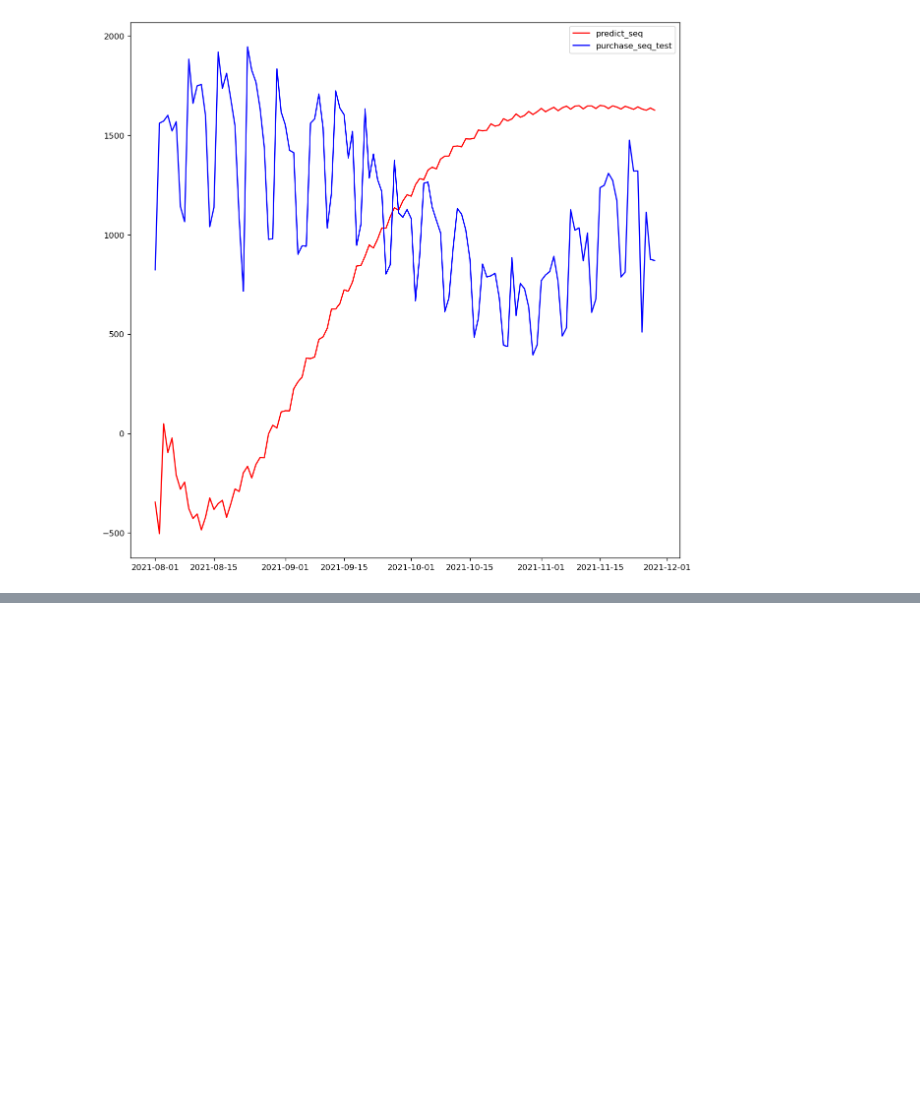
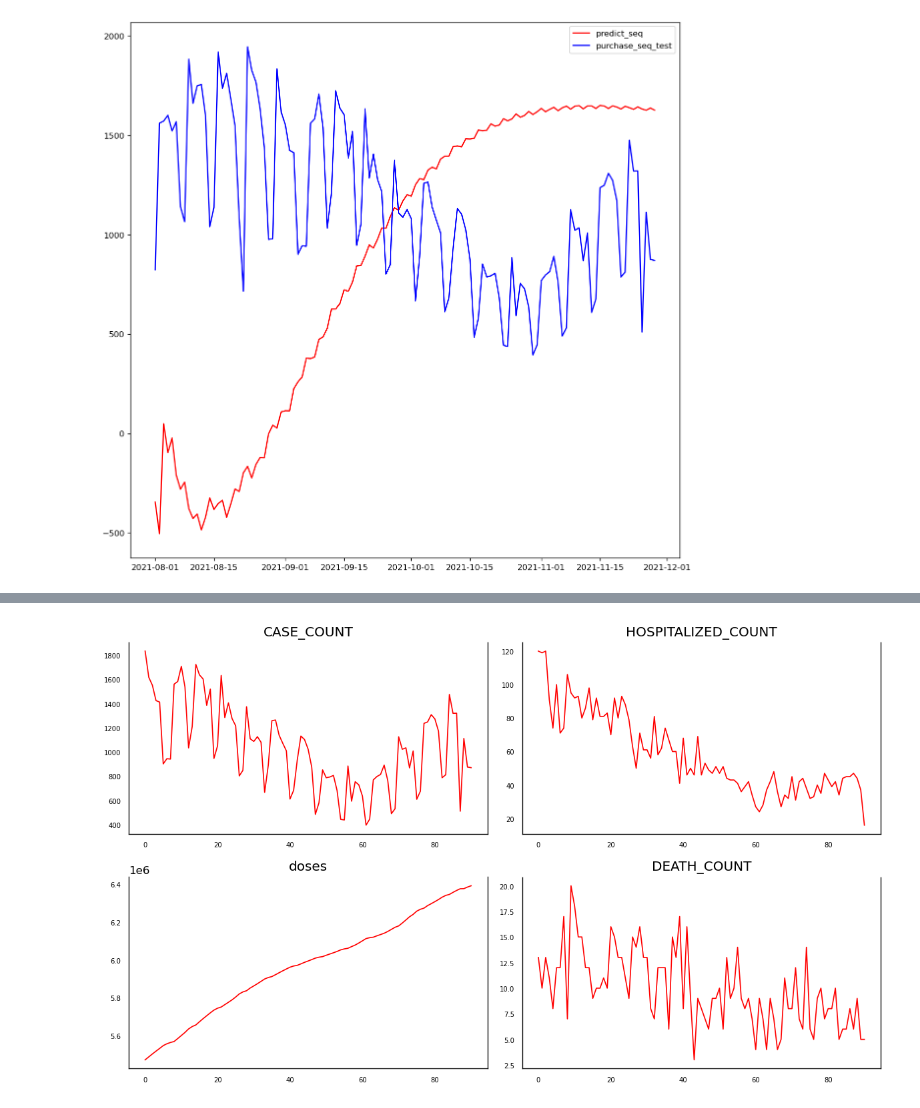
Before and after one commit to zhuguotian/big-data-analytical-final-project, a Jupyter notebook: Analysis/arima.ipynb, the cells around one changed output, grey strips where cells are left out. Cells and saved outputs as stored; diff of their text form; code cells hidden in the pictures; blank space fills up the shorter version.

```diff
--- a/Analysis/arima.ipynb
+++ b/Analysis/arima.ipynb
@@ -340,0 +709,2 @@ plt.show()
+# %%
+df_does_now = pd.read_csv("doses-by-day.csv")
@@ -340,0 +731,4 @@ plt.show()
+# %%
+df_does_30 = df_does_now[258:349]["ADMIN_DOSE1_CUMULATIVE"]
+# %%
+df_30.insert(2, "doses", list(df_does_30), True)
@@ -340,0 +745,15 @@ plt.show()
+# %%
+fig, axes = plt.subplots(nrows=2, ncols=2, dpi=120, figsize=(10,6))
+for i, ax in enumerate(axes.flatten()):
+    data = df_30[df_30.columns[i]]
+    ax.plot(data, color='red', linewidth=1)
+
+    ax.set_title(df_30.columns[i])
+    ax.xaxis.set_ticks_position('none')
+    ax.yaxis.set_ticks_position('none')
+    ax.spines["top"].set_alpha(0)
+    ax.tick_params(labelsize=6)
+
+plt.tight_layout();
+# %% [output]
+[figure, added]
```
Also changed, not shown: parts of 53 cells of this notebook, 1 other file.
